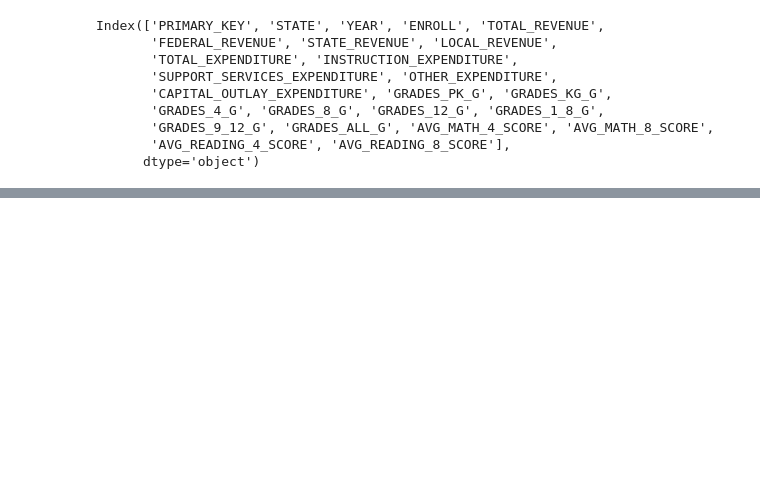
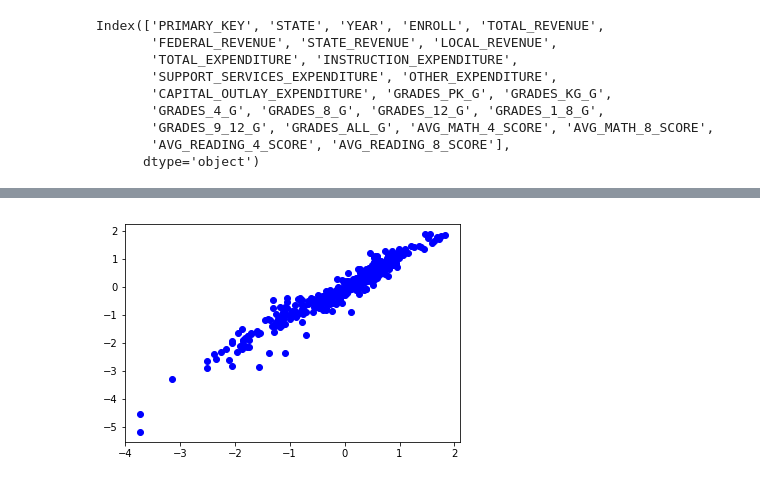
Before and after one commit to dilrubashowkat/MLearn, a Jupyter notebook: June1_19_US_EducationData.ipynb, the cells around one changed output, grey strips where cells are left out. Saved outputs shown, nothing was run; the diff lists cells and outputs as text; code cells hidden in the pictures; blank space fills up the shorter version.

```diff
--- a/June1_19_US_EducationData.ipynb
+++ b/June1_19_US_EducationData.ipynb
@@ -112,0 +140,3 @@ sns.jointplot("average_expenditure", "AVG_MATH_4_SCORE", data=df, kind="reg")
+# %%
+df4=(df3-df3.mean())/df3.std()
+df4.head()
@@ -112,0 +150,5 @@ sns.jointplot("average_expenditure", "AVG_MATH_4_SCORE", data=df, kind="reg")
+# %%
+y=df4.loc[:,'AVG_MATH_4_SCORE'].values
+#y
+X=df4.drop(['AVG_MATH_4_SCORE'],axis=1).loc[:,:].values
+print(X.shape,' ',y.shape)
@@ -112,0 +157,12 @@ sns.jointplot("average_expenditure", "AVG_MATH_4_SCORE", data=df, kind="reg")
+# %%
+rf=RandomForestRegressor() #set model parameters
+parameters = {'n_estimators': [4, 6, 9],
+              'max_features': ['log2', 'sqrt','auto'],
+              'max_depth': [2, 3, 5, 10],
+              'min_samples_split': [2, 3, 5],
+              'min_samples_leaf': [1,5,8]
+             }
+# %%
+grid_obj = GridSearchCV(rf, parameters, cv=5)
+grid_obj = grid_obj.fit(X, y)
+rf = grid_obj.best_estimator_
@@ -112,0 +181,6 @@ sns.jointplot("average_expenditure", "AVG_MATH_4_SCORE", data=df, kind="reg")
+# %%
+Y_rf=rf.predict(X)
+plt.plot(Y_rf, y, 'bo')
+plt.show()
+# %% [output]
+[figure, added]
```
Also changed, not shown: parts of 12 cells of this notebook.
